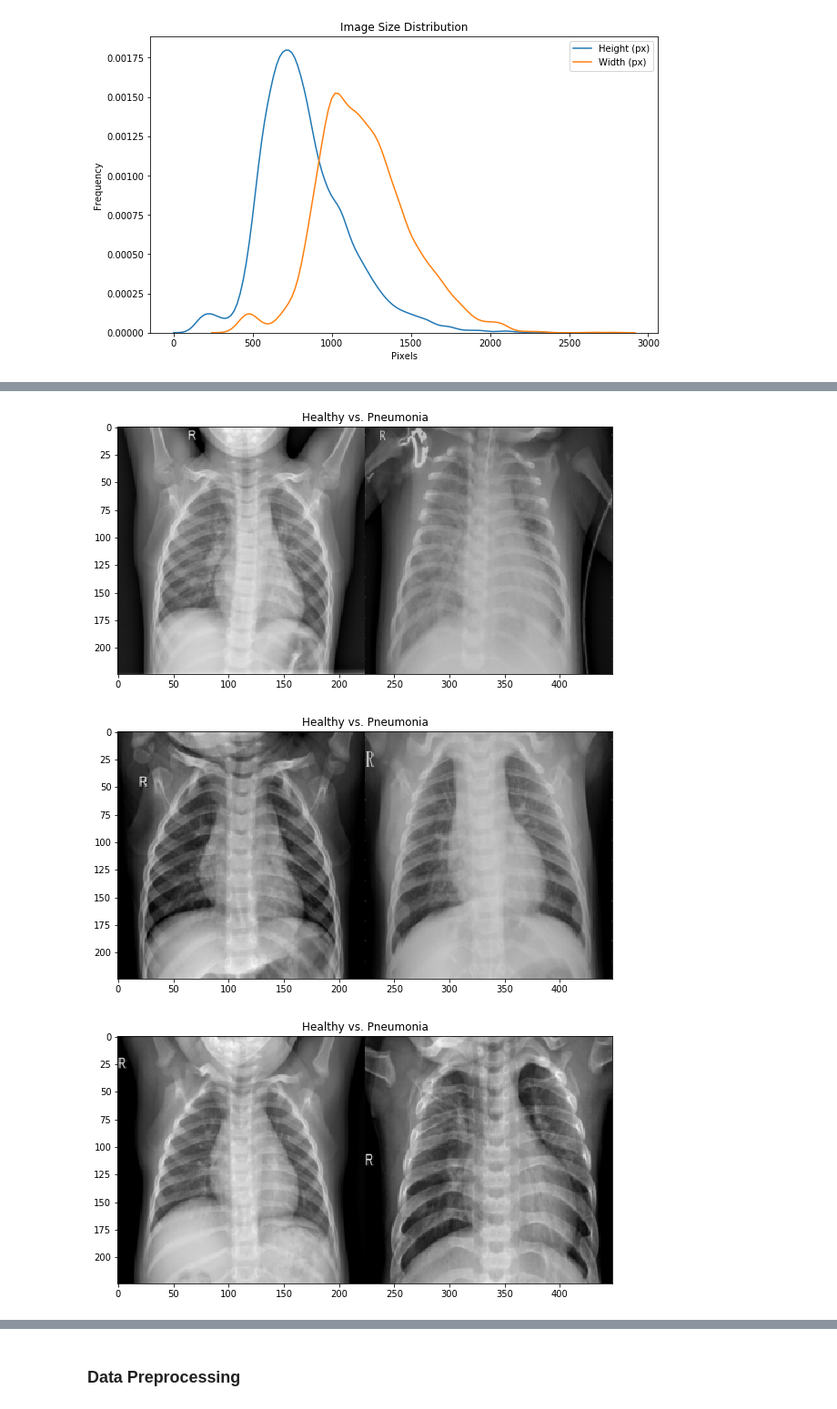
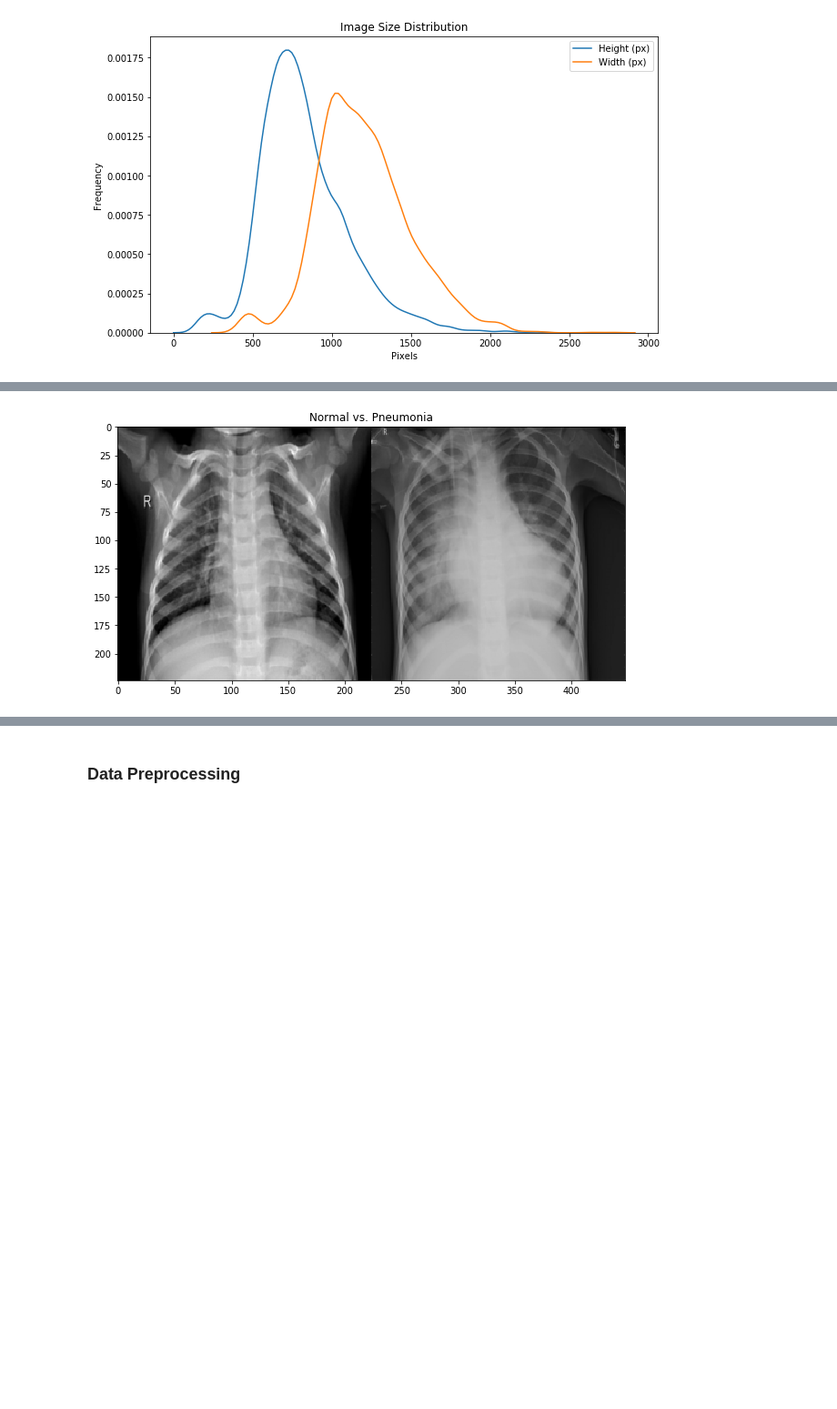
Before and after one commit to sibeltan/pneumonia_detection_CNN, a Jupyter notebook: 1_Data_Exploration_EDA.ipynb, the cells around one changed output, grey strips where cells are left out. Shown at 91% size. Drawn from its saved outputs; the diff is of its cells as text; code cells hidden in the pictures; blank space fills up the shorter version.

```diff
--- a/1_Data_Exploration_EDA.ipynb
+++ b/1_Data_Exploration_EDA.ipynb
@@ -170,16 +132,13 @@ plt.show()
 # %%
 def pair_plot(index):
     n_image = skimage.transform.resize(cv2.imread(n_images[index]), (224, 224, 3))
     p_image = skimage.transform.resize(cv2.imread(p_images[index]), (224, 224, 3))
     pair = np.concatenate((n_image, p_image), axis=1)
     plt.figure(figsize=(10,8))
-    plt.title("Healthy vs. Pneumonia")
+    plt.title("Normal vs. Pneumonia")
     plt.imshow(pair)
     plt.show()
 
-for x in range(5):
-    pair_plot(x)
+pair_plot(4)
 # %% [output]
-[figure, old version]
+[figure, new version]
-[figure, removed]
-[figure, removed]
```
Also changed, not shown: parts of 13 cells of this notebook, 5 other files.
